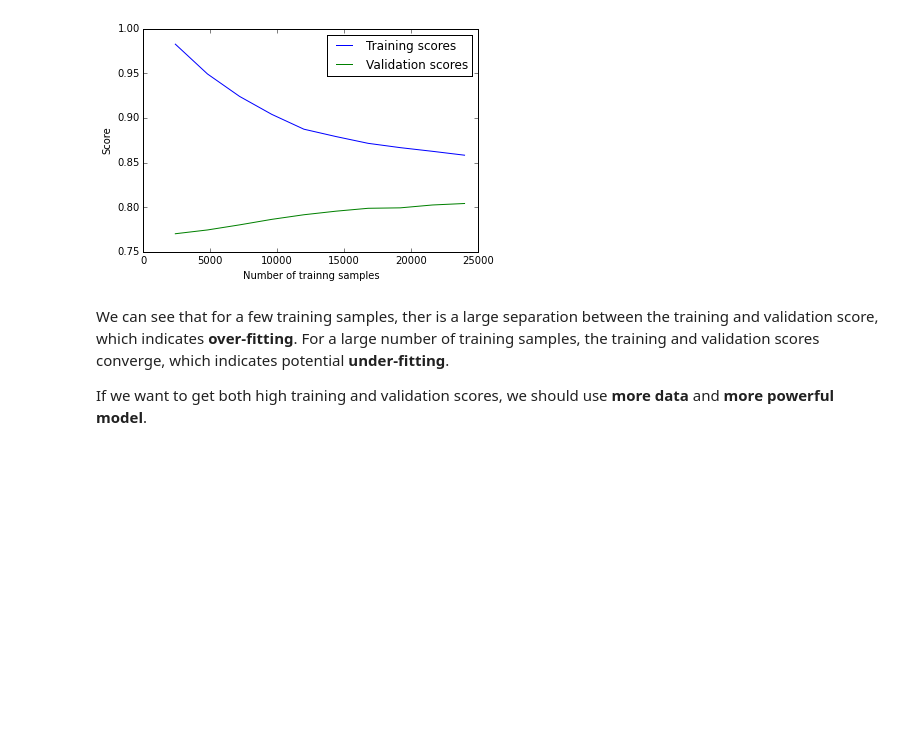
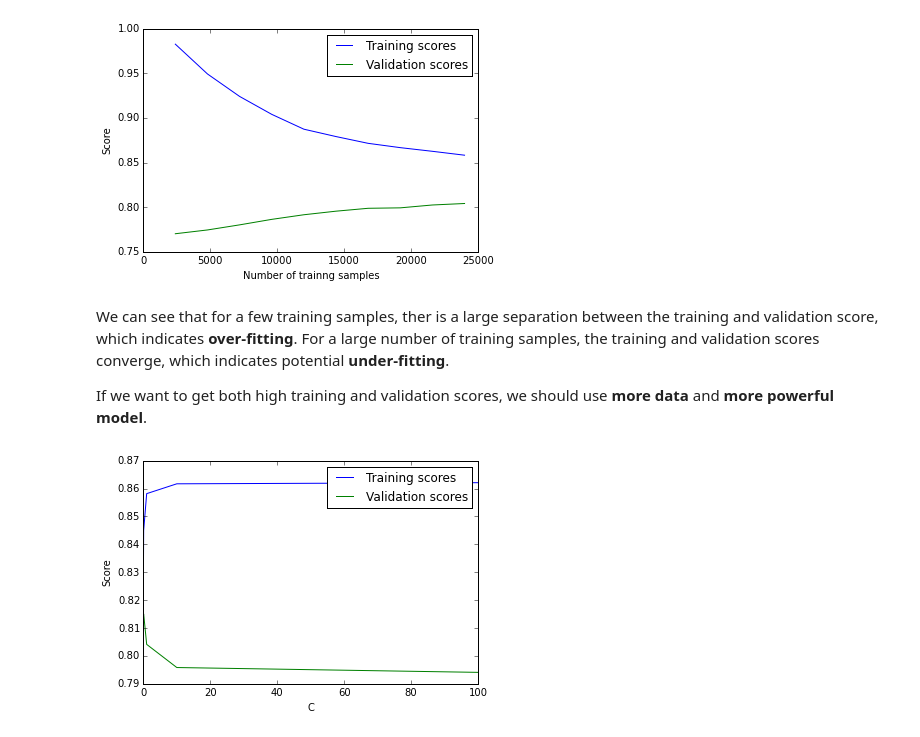
Before and after one commit to raoqiyu/Tensorflow-Udacity-Assignments, a Jupyter notebook: Assignments/1_notmnist.ipynb, the cells around one changed output. Saved outputs shown, nothing was run; the diff lists cells and outputs as text; code cells hidden in the pictures; blank space fills up the shorter version.

```diff
--- a/Assignments/1_notmnist.ipynb
+++ b/Assignments/1_notmnist.ipynb
@@ -505,3 +482,23 @@ plot_learning_curve(model, train_data, train_label)
 We can see that for a few training samples, ther is a large separation between the training and validation score, which indicates **over-fitting**. For a large number of training samples, the training and validation scores converge, which indicates potential **under-fitting**.
 
 If we want to get both high training and validation scores, we should use **more data** and **more powerful model**.
+# %%
+from sklearn.learning_curve import  validation_curve
+
+def plot_validation_curve(model, parameter_name, parameter_range, X, y):
+    # use different parameter of training model to training the model
+    training_scores, validation_scores = validation_curve(model, X, y, parameter_name, parameter_range,
+                                                                  cv=5, scoring=score_function)
+
+    plot_with_error(parameter_range, training_scores,  label='Training scores')
+    plot_with_error(parameter_range, validation_scores, label='Validation scores')
+    plt.xlabel(parameter_name)
+    plt.ylabel('Score')
+    plt.legend()
+# %%
+model = LogisticRegression()
+parameter_name = 'C'
+parameter_range = [0.01,0.1,1,10,100]
+plot_validation_curve(model, parameter_name, parameter_range, train_data, train_label)
+# %% [output]
+[figure, added]
```
Also changed, not shown: parts of 8 cells of this notebook.
